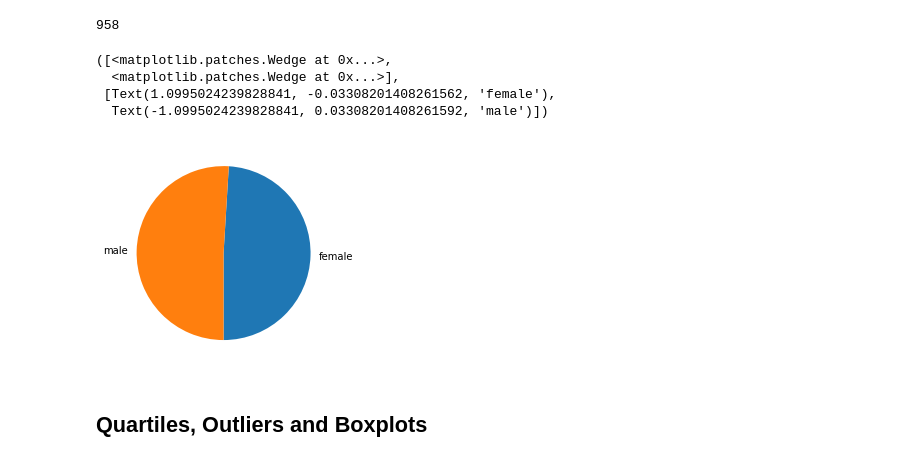
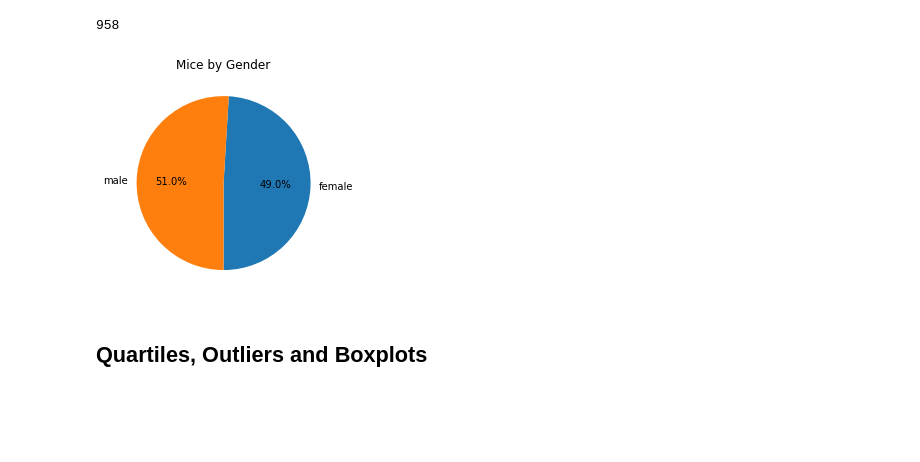
Before and after one commit to papadiscobravo/Pymeceutical-challenge-2, a Jupyter notebook: homework/assignment05/pymaceuticals_starter.ipynb, the cells around one changed output. Drawn from its saved outputs; the diff is of its cells as text; code cells hidden in the pictures; blank space fills up the shorter version.

```diff
--- a/homework/assignment05/pymaceuticals_starter.ipynb
+++ b/homework/assignment05/pymaceuticals_starter.ipynb
@@ -401,13 +415,11 @@ miceMale
 miceByGender = [miceFemale, miceMale]
 # %%
 # 10 Generate a pie plot showing the distribution of female versus male mice using pyplot
-plt.pie(miceByGender, labels=["female", "male"], startangle=-90)
+plt.pie(miceByGender, labels=["female", "male"], startangle=-90, autopct="%1.1f%%")
+plt.title("Mice by Gender")
+plt.show()
 # %% [output]
-([<matplotlib.patches.Wedge at 0x...>,
-  <matplotlib.patches.Wedge at 0x...>],
- [Text(1.0995024239828841, -0.03308201408261562, 'female'),
-  Text(-1.0995024239828841, 0.03308201408261592, 'male')])
-[figure, old version]
+[figure, new version]
 # %% [markdown]
 ## Quartiles, Outliers and Boxplots
 # %%
```
Also changed, not shown: parts of 14 cells of this notebook.
